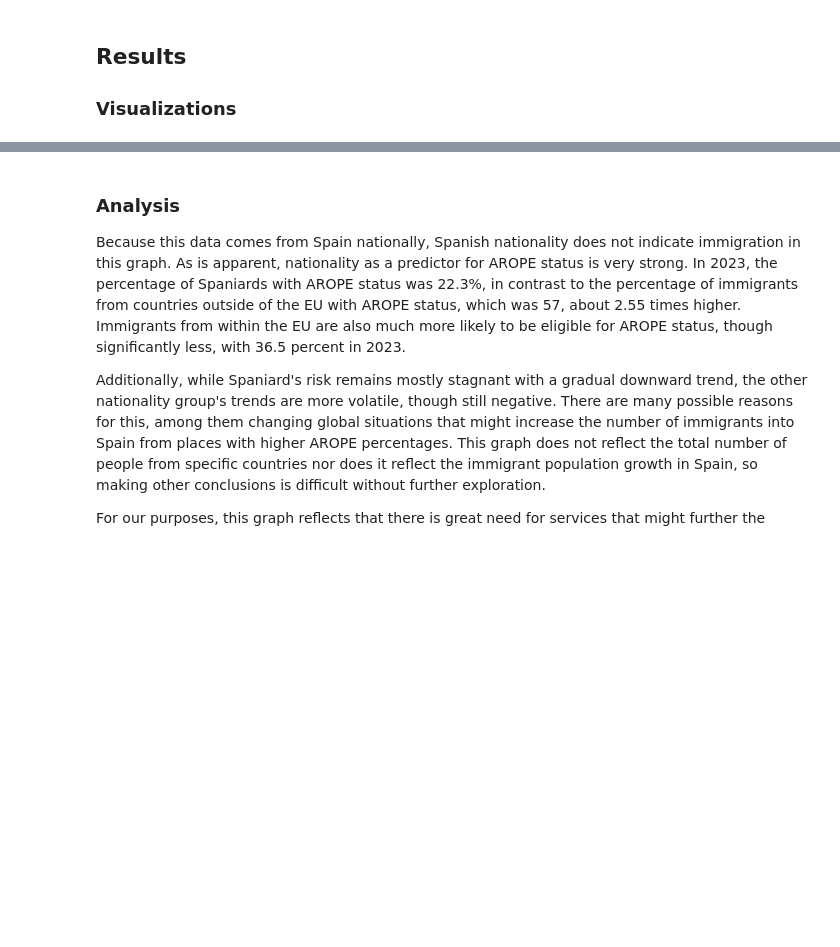
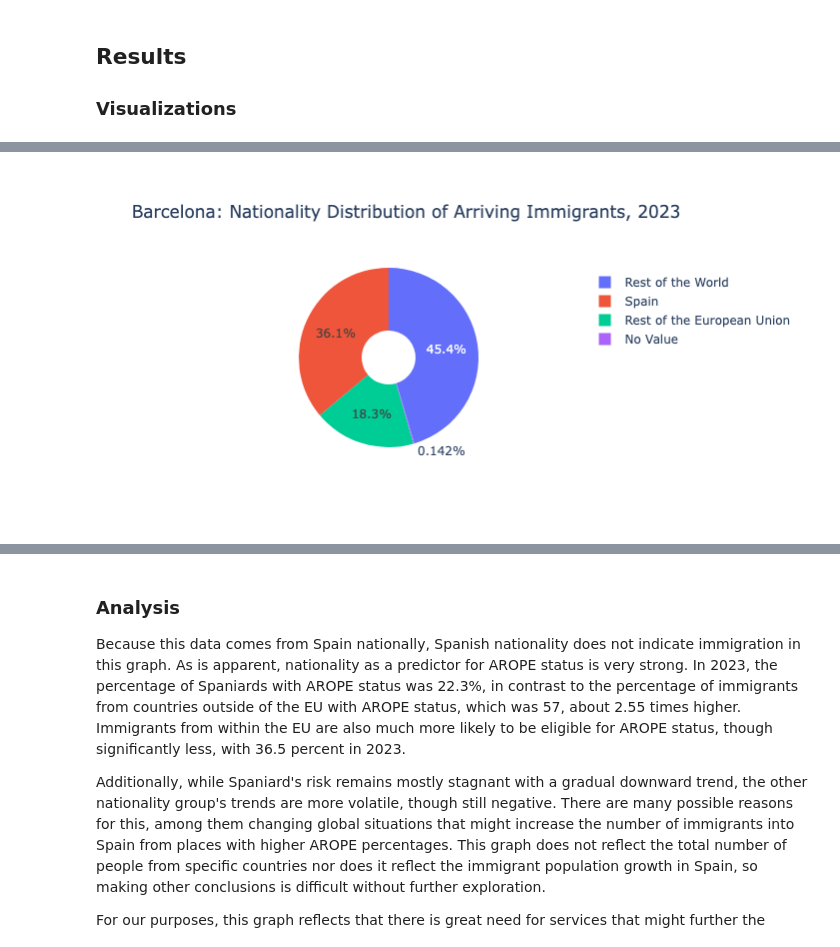
Before and after one commit to georgiatrent/Immigration-spain-dh140, a Jupyter notebook: Notebook.ipynb, the cells around one changed output, grey strips where cells are left out. Drawn from its saved outputs; the diff is of its cells as text; code cells hidden in the pictures; blank space fills up the shorter version.

```diff
--- a/Notebook.ipynb
+++ b/Notebook.ipynb
@@ -477,3 +485,18 @@ fig.show()
+# %%
+# GRAPH WITH FLAWED LOGIC:
+# Count entries by nationality - 1 entry = 1 person
+nationality_counts = bcn['Nationality Label'].value_counts().reset_index()
+nationality_counts.columns = ['Nationality', 'Count']
+
+# Make interactive pie chart
+fig = px.pie(nationality_counts, names='Nationality', values='Count',
+             title='Barcelona: Nationality Distribution of Arriving Immigrants, 2023',
+             labels={'Nationality': 'Nationality', 'Count': 'Count'},
+             hole=0.3)
+
+fig.show()
+# %% [output]
+[figure, added]
 # %%
 
 arope['Nationality '] = arope['Nationality'].map(nationality_names)
```
Also changed, not shown: parts of 10 cells of this notebook, 2 other files.
